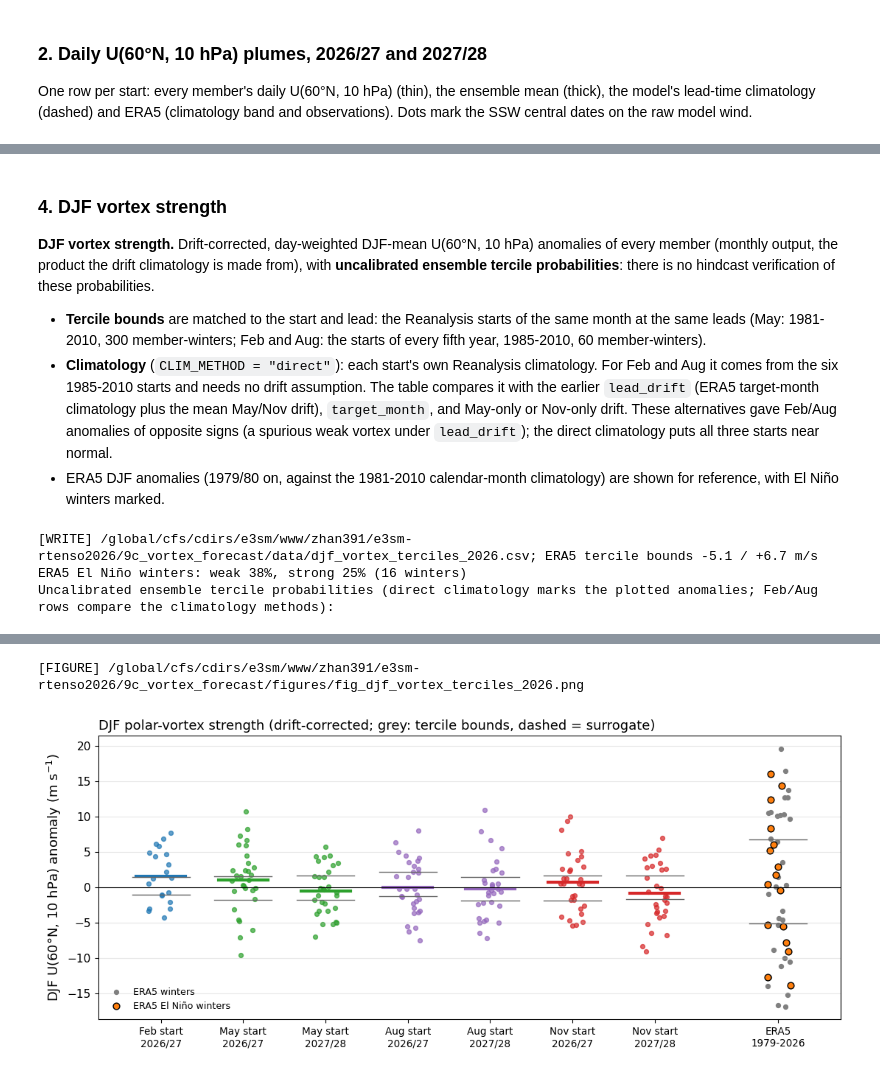
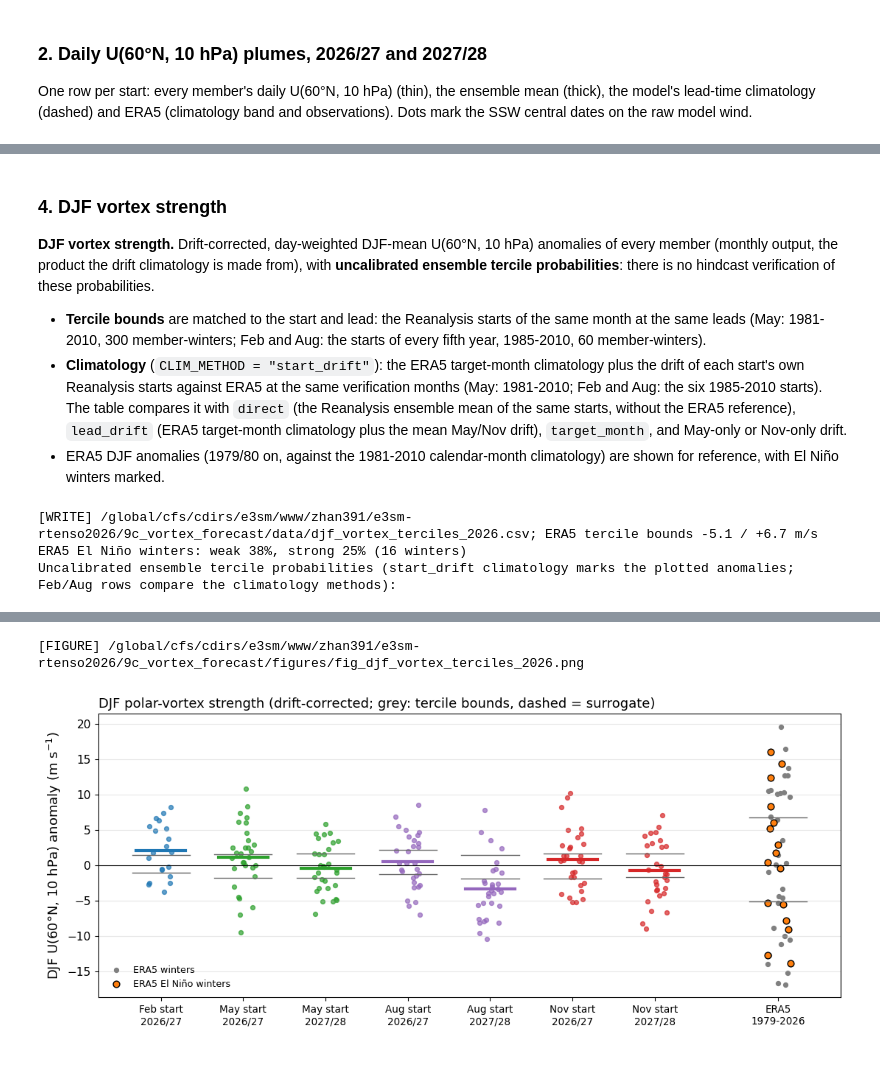
Before and after one commit to zhangshixuan1987/work_package, a Jupyter notebook: e3sm_s2d_proc/diagnostic/9c_vortex_forecast.ipynb, the cells around one changed output, grey strips where cells are left out. Cells and saved outputs as stored; diff of their text form; code cells hidden in the pictures.

```diff
--- a/e3sm_s2d_proc/diagnostic/9c_vortex_forecast.ipynb
+++ b/e3sm_s2d_proc/diagnostic/9c_vortex_forecast.ipynb
@@ -52,7 +57,7 @@ warnings.filterwarnings("ignore", message="All-NaN slice")
 NOTEBOOK = "9c_vortex_forecast"   # outputs: rc.OUTPUT_ROOT/9c_vortex_forecast/{figures,data}/
 # "require": read the caches built by 9a only; "auto": build a missing cache; "rebuild": recompute
 derivation_mode = "require"
-CLIM_METHOD = "direct"      # model climatology: "direct" (each start's Reanalysis starts; Feb/Aug 1985-2010), "lead_drift"
+CLIM_METHOD = "start_drift" # model climatology: "start_drift" (ERA5 + drift of the same start month; default), "direct", "lead_drift"
 WORKERS = 4                 # processes reading model output (cache builds only; login node: 30 GB per user)
 
 # Data locations (machine-specific)
@@ -106,6 +111,7 @@ Wall time: 31.8 s
 R = sd.load_references(cfg)                   # Reanalysis monthly zonal means of every start month
 ref, ref_direct, REF_ALL, MPLEV = R.ref, R.direct, R.all, R.plev
 e_month_clim_m = e_month_clim.sel(plev=MPLEV)   # ERA5 on the model monthly levels
+e_series_m = E.month_series.sel(plev=MPLEV)     # ERA5 monthly series on the same levels ("start_drift")
 # %%
 %%time
 M = sd.load_model(cfg, E, R)                  # pooled 2026 starts: zonal means, climatologies, daily indices
@@ -306,6 +313,7 @@ ref_direct = {m: sc.monthly_zonal(rc.REFERENCE["case_prefix"], "Reanalysis", ran
               for m in rc.DIRECT_INIT_MONTHS}      # Feb/Aug starts of every fifth year (1985-2010)
 REF_ALL = {**ref, **ref_direct}
 e_month = sc.obs_month_climatology(era5_z[["U", "T", "Z"]], CLIM_YEARS)
+e_series = sc.monthly_means(era5_z[["U", "T", "Z"]])     # ERA5 monthly series ("start_drift")
 m_idx = {}
 for init in INIT_MONTHS:
     zd = sc.pooled_daily_zonal(SIMULATION_ROOT, POOL, YEAR, init, mode=derivation_mode, workers=WORKERS)
@@ -315,7 +323,8 @@ for init in INIT_MONTHS:
     mo = sc.pooled_monthly_zonal(POOL, YEAR, init, mode=derivation_mode, workers=WORKERS)
     z_off = sc.daily_monthly_offset(zd, mo, YEAR, init).sel(plev=LEVS)
     zd = zd.sel(plev=LEVS)
-    lc = sc.lead_climatology(init, REF_ALL if CLIM_METHOD == "direct" else ref, e_month, method=CLIM_METHOD)
+    lc = sc.lead_climatology(init, REF_ALL if CLIM_METHOD in ("direct", "start_drift") else ref, e_month, method=CLIM_METHOD,
+                             obs_monthly=e_series)
     lc["Z"] = lc["Z"] + z_off
     cd = sc.daily_from_lead(lc, YEAR, init, zd["time"].values).assign_coords(time=zd["time"])
     raw, clim = vortex_indices(zd), vortex_indices(cd)
@@ -324,7 +333,7 @@ for init in INIT_MONTHS:
     raw["slp"] = sc.lat_mean(zd["PSL"], sc.PCAP)
     clim["slp"] = sc.daily_from_lead(psl_clim, YEAR, init, zd["time"].values).assign_coords(time=zd["time"])
     alt = None
-    ALT = "lead_drift" if CLIM_METHOD == "direct" else "target_month"
+    ALT = "lead_drift" if CLIM_METHOD in ("direct", "start_drift") else "target_month"
     if init not in ref:                       # Feb/Aug: the climatology method matters; show the alternative
         lc_alt = sc.lead_climatology(init, ref, e_month, method=ALT)
         lc_alt["Z"] = lc_alt["Z"] + z_off
@@ -442,11 +451,11 @@ tercile probabilities**: there is no hindcast verification of these probabilitie
 * **Tercile bounds** are matched to the start and lead: the Reanalysis starts of the same month at
   the same leads (May: 1981-2010, 300 member-winters; Feb and Aug: the starts of every fifth year,
   1985-2010, 60 member-winters).
-* **Climatology** (`CLIM_METHOD = "direct"`): each start's own Reanalysis climatology. For Feb and Aug it
-  comes from the six 1985-2010 starts and needs no drift assumption. The table compares it with the
-  earlier `lead_drift` (ERA5 target-month climatology plus the mean May/Nov drift), `target_month`, and
-  May-only or Nov-only drift. These alternatives gave Feb/Aug anomalies of opposite signs (a
-  spurious weak vortex under `lead_drift`); the direct climatology puts all three starts near normal.
+* **Climatology** (`CLIM_METHOD = "start_drift"`): the ERA5 target-month climatology plus the drift of each
+  start's own Reanalysis starts against ERA5 at the same verification months (May: 1981-2010; Feb and Aug:
+  the six 1985-2010 starts). The table compares it with `direct` (the Reanalysis ensemble mean of the same
+  starts, without the ERA5 reference), `lead_drift` (ERA5 target-month climatology plus the mean May/Nov
+  drift), `target_month`, and May-only or Nov-only drift.
 * ERA5 DJF anomalies (1979/80 on, against the 1981-2010 calendar-month climatology) are shown for
   reference, with El Niño winters marked.
 # %%
@@ -497,8 +506,9 @@ assert e_anom_month.dims == ("time",), e_anom_month.dims
 e_djf = pd.Series({w: float(v) for w in range(ERA5_FIRST_YEAR, YEAR) if (v := djf_mean(e_anom_month, w)) is not None}).dropna()
 e_lo, e_hi = np.percentile(e_djf.values, [100 / 3, 200 / 3])
 
-# drift-correction alternatives for the DJF climatology (Feb/Aug); the May climatology is direct
-CLIM_VARIANTS = {"direct": ("direct", list(REF_ALL)), "lead_drift": ("lead_drift", list(ref)),
+# drift-correction alternatives for the DJF climatology (Feb/Aug); May compares start_drift with direct only
+CLIM_VARIANTS = {"start_drift": ("start_drift", list(REF_ALL)), "direct": ("direct", list(REF_ALL)),
+                 "lead_drift": ("lead_drift", list(ref)),
                  "target_month": ("target_month", list(ref)),
                  "lead_drift, May drift only": ("lead_drift", [5]), "lead_drift, Nov drift only": ("lead_drift", [11])}
 
@@ -511,9 +521,9 @@ for init in INIT_MONTHS:
             continue
         lo, hi, kind, n_ref = tercile_bounds(init, k)
         for name, (method, refs) in CLIM_VARIANTS.items():
-            if init in ref and name != "direct":
-                continue                                           # May/Nov: every method is the direct climatology
-            lc = sc.lead_climatology(init, {m: REF_ALL[m] for m in refs}, e_month_clim_m, method=method)
+            if init in ref and name not in ("start_drift", "direct"):
+                continue                                           # May/Nov: the other methods are the direct climatology
+            lc = sc.lead_climatology(init, {m: REF_ALL[m] for m in refs}, e_month_clim_m, method=method, obs_monthly=e_series_m)
             clim = sc.lat_mean(lc["U"].sel(plev=REF_LEVEL), sc.U60).assign_coords(time=("lead", monthly[init]["time"].values))
             v = v_raw - djf_mean(clim.swap_dims(lead="time"), w)
             if name == CLIM_METHOD:
@@ -562,5 +572,5 @@ plt.show()
 # %% [output]
 [WRITE] /global/cfs/cdirs/e3sm/www/zhan391/e3sm-rtenso2026/9c_vortex_forecast/data/djf_vortex_terciles_2026.csv; ERA5 tercile bounds -5.1 / +6.7 m/s
 ERA5 El Niño winters: weak 38%, strong 25% (16 winters)
-Uncalibrated ensemble tercile probabilities (direct climatology marks the plotted anomalies; Feb/Aug rows compare the climatology methods):
+Uncalibrated ensemble tercile probabilities (start_drift climatology marks the plotted anomalies; Feb/Aug rows compare the climatology methods):
 |  | start | winter | climatology | members | mean anomaly (m/s) | P(weak) | P(normal) | P(strong) | bounds |
@@ -583,2 +593,2 @@ Uncalibrated ensemble tercile probabilities (direct climatology marks the plotte
 [FIGURE] /global/cfs/cdirs/e3sm/www/zhan391/e3sm-rtenso2026/9c_vortex_forecast/figures/fig_djf_vortex_terciles_2026.png
-[figure, old version]
+[figure, new version]
```
Also changed, not shown: parts of 9 cells of this notebook, 25 other files.
